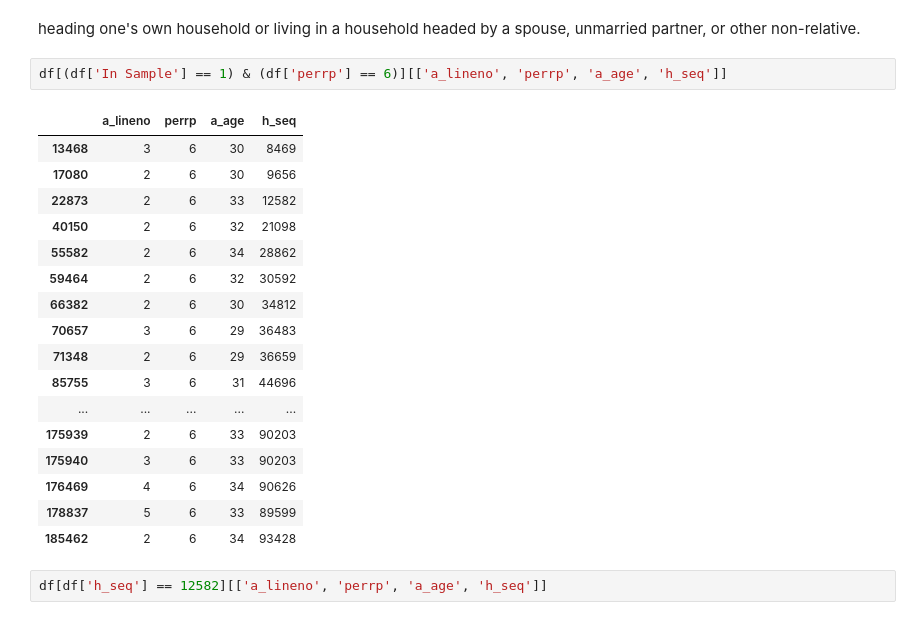
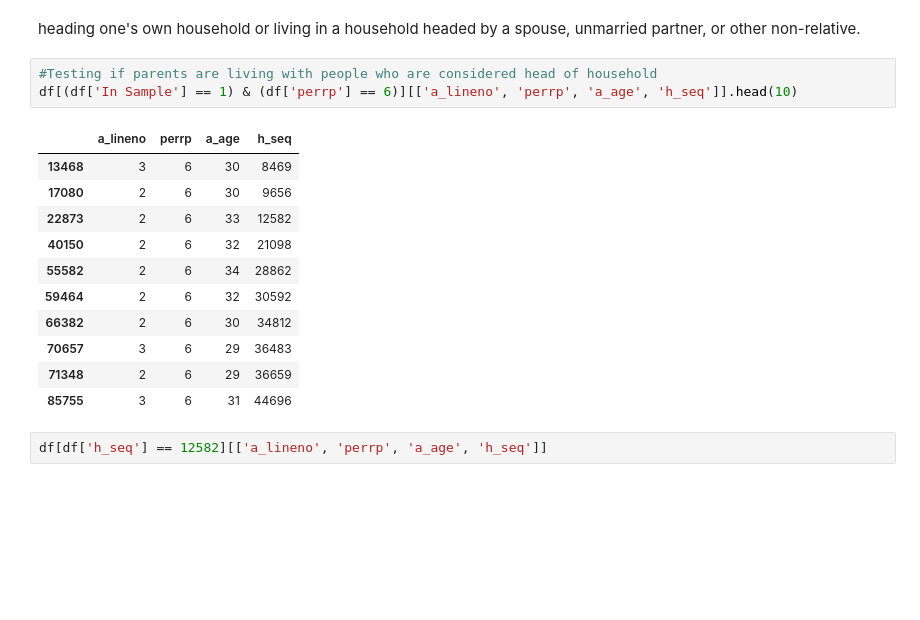
Before and after one commit to reeleis/snake_people, a Jupyter notebook: Importing Stata from CPS.ipynb, the cells around one changed output. Cells and saved outputs as stored; diff of their text form; blank space fills up the shorter version.

```diff
--- a/Importing Stata from CPS.ipynb
+++ b/Importing Stata from CPS.ipynb
@@ -396,25 +381,20 @@ dtype: int64
 # %% [markdown]
 heading one's own household or living in a household headed by a spouse, unmarried partner, or other non-relative.
 # %%
-df[(df['In Sample'] == 1) & (df['perrp'] == 6)][['a_lineno', 'perrp', 'a_age', 'h_seq']]
+#Testing if parents are living with people who are considered head of household
+df[(df['In Sample'] == 1) & (df['perrp'] == 6)][['a_lineno', 'perrp', 'a_age', 'h_seq']].head(10)
 # %% [output]
 |  | a_lineno | perrp | a_age | h_seq |
 | 13468 | 3 | 6 | 30 | 8469 |
 | 17080 | 2 | 6 | 30 | 9656 |
 | 22873 | 2 | 6 | 33 | 12582 |
 | 40150 | 2 | 6 | 32 | 21098 |
 | 55582 | 2 | 6 | 34 | 28862 |
 | 59464 | 2 | 6 | 32 | 30592 |
 | 66382 | 2 | 6 | 30 | 34812 |
 | 70657 | 3 | 6 | 29 | 36483 |
 | 71348 | 2 | 6 | 29 | 36659 |
 | 85755 | 3 | 6 | 31 | 44696 |
-| ... | ... | ... | ... | ... |
-| 175939 | 2 | 6 | 33 | 90203 |
-| 175940 | 3 | 6 | 33 | 90203 |
-| 176469 | 4 | 6 | 34 | 90626 |
-| 178837 | 5 | 6 | 33 | 89599 |
-| 185462 | 2 | 6 | 34 | 93428 |
 # %%
 df[df['h_seq'] == 12582][['a_lineno', 'perrp', 'a_age', 'h_seq']]
 # %% [output]
```
Also changed, not shown: parts of 15 cells of this notebook.
